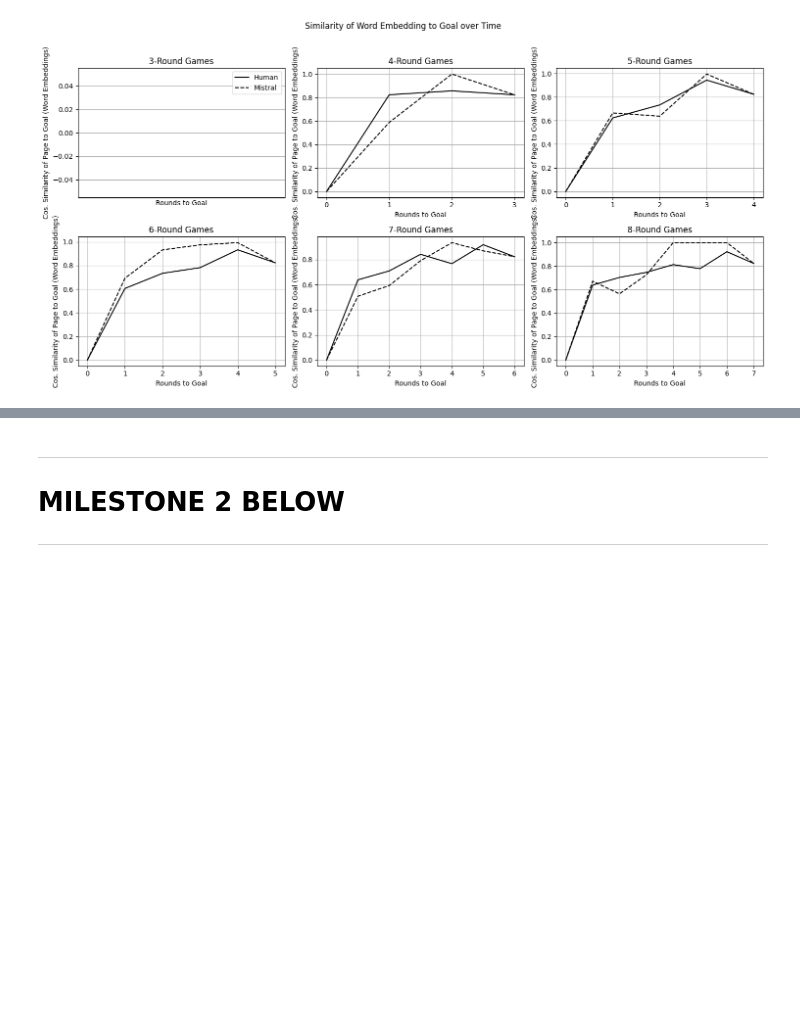
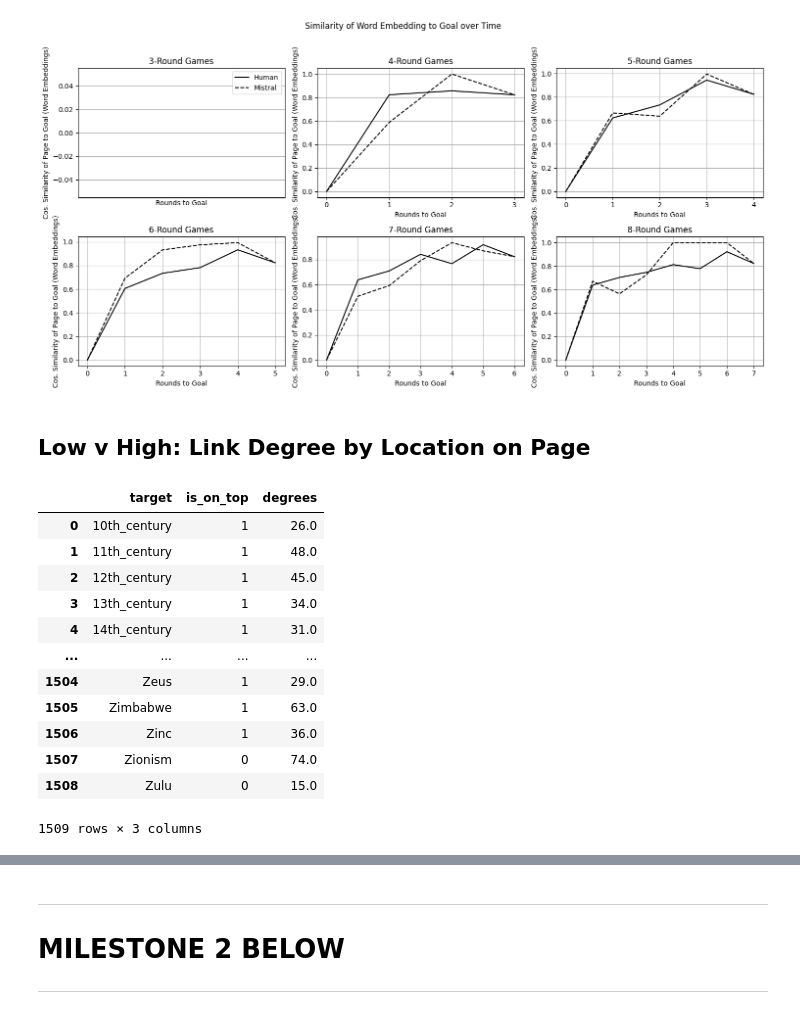
Before and after one commit to epfl-ada/ada-2023-project-klech, a Jupyter notebook: analysis.ipynb, the cells around one changed output, grey strips where cells are left out. Cells and saved outputs as stored; diff of their text form; code cells hidden in the pictures; blank space fills up the shorter version.

```diff
--- a/analysis.ipynb
+++ b/analysis.ipynb
@@ -699,3 +699,47 @@ Try using .loc[row_indexer,col_indexer] = value instead
 See the caveats in the documentation: https://pandas.pydata.org/pandas-docs/stable/user_guide/indexing.html#returning-a-view-versus-a-copy
   embeddings['simm_to_goal'] = embeddings['simm_to_goal'].apply(reverse_list)
 [figure]
+# %% [markdown]
+## Low v High: Link Degree by Location on Page
+# %%
+import seaborn as sns
+import ast
+df = pd.read_csv('Plots_Cara/human_with_positions.csv')
+df = df[['link_pairs', 'y_positions']]
+
+df['link_pairs'] = df['link_pairs'].apply(lambda x: ast.literal_eval(x))
+df['y_positions'] = df['y_positions'].apply(lambda x: ast.literal_eval(x))
+
+global_target_list = []
+global_ypos_list = []
+for lst in df['link_pairs']:
+    for elmnt in lst:
+        global_target_list.append(urllib.parse.unquote(elmnt[1]).replace(',', ''))
+for lst in df['y_positions']:
+    for elmnt in lst:
+        global_ypos_list.append(elmnt)
+global_target_list
+global_ypos_list
+
+combined_df = pd.DataFrame({'target': global_target_list, 'ypos': global_ypos_list})
+combined_df
+
+combined_df['is_on_top'] = np.where(combined_df['ypos'] < 1000, 1, 0)
+is_on_top_probability = combined_df.groupby(['target'])['is_on_top'].agg(lambda x: x.mode()[0])
+df = pd.DataFrame(is_on_top_probability).reset_index()
+df['degrees'] = df['target'].apply(get_degree_from_wikipedia_page)
+df
+# %% [output]
+|  | target | is_on_top | degrees |
+| 0 | 10th_century | 1 | 26.0 |
+| 1 | 11th_century | 1 | 48.0 |
+| 2 | 12th_century | 1 | 45.0 |
+| 3 | 13th_century | 1 | 34.0 |
+| 4 | 14th_century | 1 | 31.0 |
+| ... | ... | ... | ... |
+| 1504 | Zeus | 1 | 29.0 |
+| 1505 | Zimbabwe | 1 | 63.0 |
+| 1506 | Zinc | 1 | 36.0 |
+| 1507 | Zionism | 0 | 74.0 |
+| 1508 | Zulu | 0 | 15.0 |
+1509 rows × 3 columns
```
Also changed, not shown: parts of 5 cells of this notebook, 2 other files.
